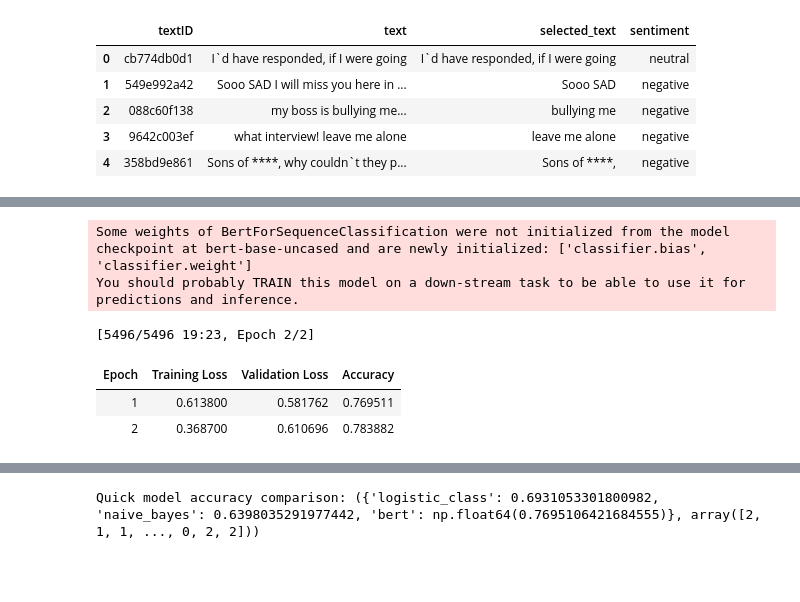
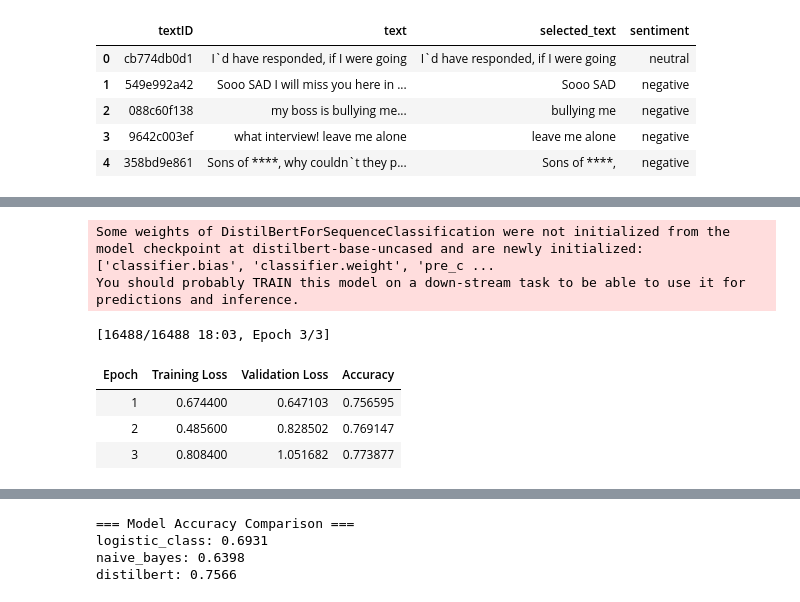
Before and after one commit to raman976/sentiment_analysis, a Jupyter notebook: notebooks/sentiment_analysis.ipynb, the cells around one changed output, grey strips where cells are left out. Drawn from its saved outputs; the diff is of its cells as text; code cells hidden in the pictures; blank space fills up the shorter version.

```diff
--- a/notebooks/sentiment_analysis.ipynb
+++ b/notebooks/sentiment_analysis.ipynb
@@ -130,15 +128,21 @@ dtype: int64
 X_train, X_test, Y_train, Y_test,le = load_and_prepare_data("../datasets/data.csv")
 # %%
 # Train classical models using your src script
-results = train_and_save_models(X_train,Y_train,X_test,Y_test)
-print("Quick model accuracy comparison:", results)
+results, distilbert_preds = train_and_save_models(X_train, Y_train, X_test, Y_test)
+print("=== Model Accuracy Comparison ===")
+for model_name, acc in results.items():
+    print(f"{model_name}: {acc:.4f}")
 # %% [output]
-Some weights of BertForSequenceClassification were not initialized from the model checkpoint at bert-base-uncased and are newly initialized: ['classifier.bias', 'classifier.weight']
+Some weights of DistilBertForSequenceClassification were not initialized from the model checkpoint at distilbert-base-uncased and are newly initialized: ['classifier.bias', 'classifier.weight', 'pre_c ...
 You should probably TRAIN this model on a down-stream task to be able to use it for predictions and inference.
-[5496/5496 19:23, Epoch 2/2]
+[16488/16488 18:03, Epoch 3/3]
 | Epoch | Training Loss | Validation Loss | Accuracy |
-| 1 | 0.613800 | 0.581762 | 0.769511 |
-| 2 | 0.368700 | 0.610696 | 0.783882 |
+| 1 | 0.674400 | 0.647103 | 0.756595 |
+| 2 | 0.485600 | 0.828502 | 0.769147 |
+| 3 | 0.808400 | 1.051682 | 0.773877 |
 [interactive output not drawn]
-Quick model accuracy comparison: ({'logistic_class': 0.6931053301800982, 'naive_bayes': 0.6398035291977442, 'bert': np.float64(0.7695106421684555)}, array([2, 1, 1, ..., 0, 2, 2]))
+=== Model Accuracy Comparison ===
+logistic_class: 0.6931
+naive_bayes: 0.6398
+distilbert: 0.7566
 # %%
```
Also changed, not shown: parts of 8 cells of this notebook, 11 other files.
